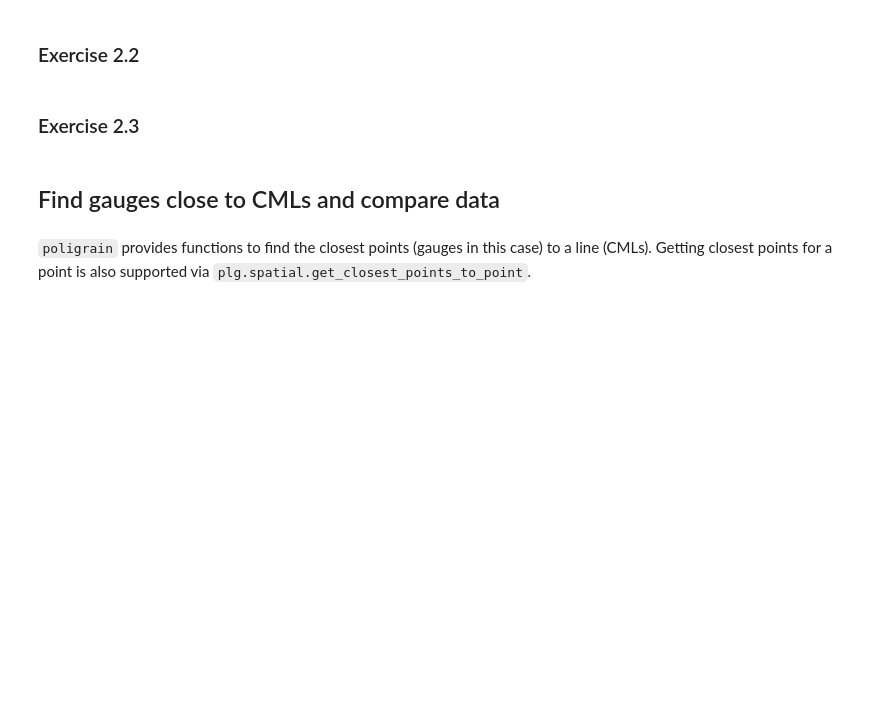
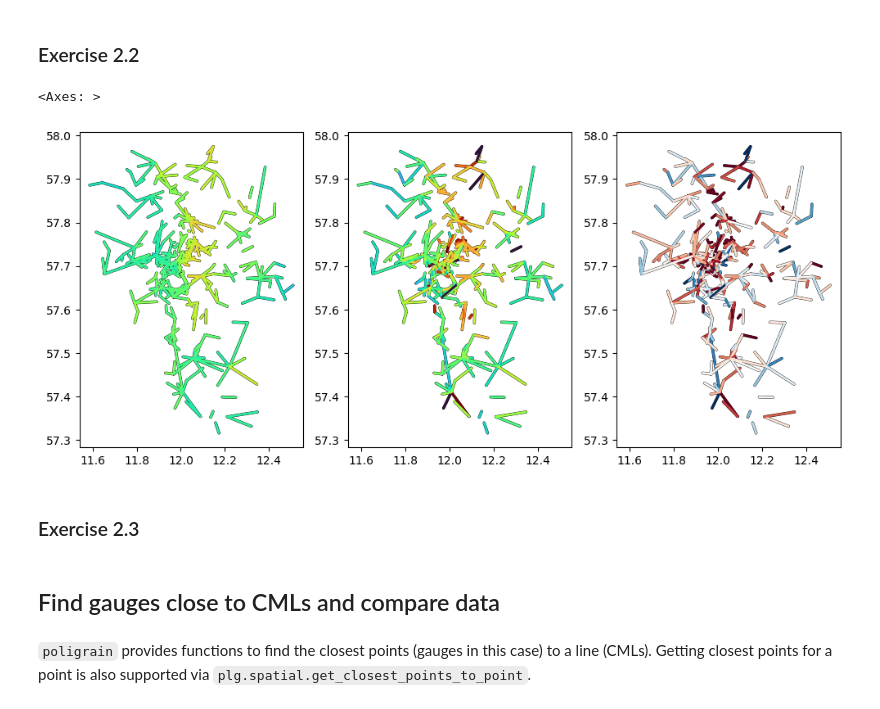
Before and after one commit to OpenSenseAction/PrePEP_short_course_OS, a Jupyter notebook: 1_poligrain_overview.ipynb, the cells around one changed output. Saved outputs shown, nothing was run; the diff lists cells and outputs as text; code cells hidden in the pictures; blank space fills up the shorter version.

```diff
--- a/1_poligrain_overview.ipynb
+++ b/1_poligrain_overview.ipynb
@@ -181,3 +288,14 @@ if input("Enter 'Solution' to display solutions: ")=='Solution':
+# %%
+# %load solutions/1_2_2_solution.py
+da_diff = radar_along_cml_R_sum - cmls_R_sum
+
+fig, axs = plt.subplots(1, 3, figsize=(12, 5))
+plg.plot_map.plot_plg(da_cmls=radar_along_cml_R_sum, ax=axs[0], vmin=0, vmax=100)
+plg.plot_map.plot_plg(da_cmls=cmls_R_sum, ax=axs[1], vmin=0, vmax=100)
+plg.plot_map.plot_plg(da_cmls=da_diff, ax=axs[2], vmin=-20, vmax=20, cmap='RdBu')
+# %% [output]
+<Axes: >
+[figure, added]
 # %% [markdown]
 ### Exercise 2.3
 # %%
```
Also changed, not shown: parts of 14 cells of this notebook.
